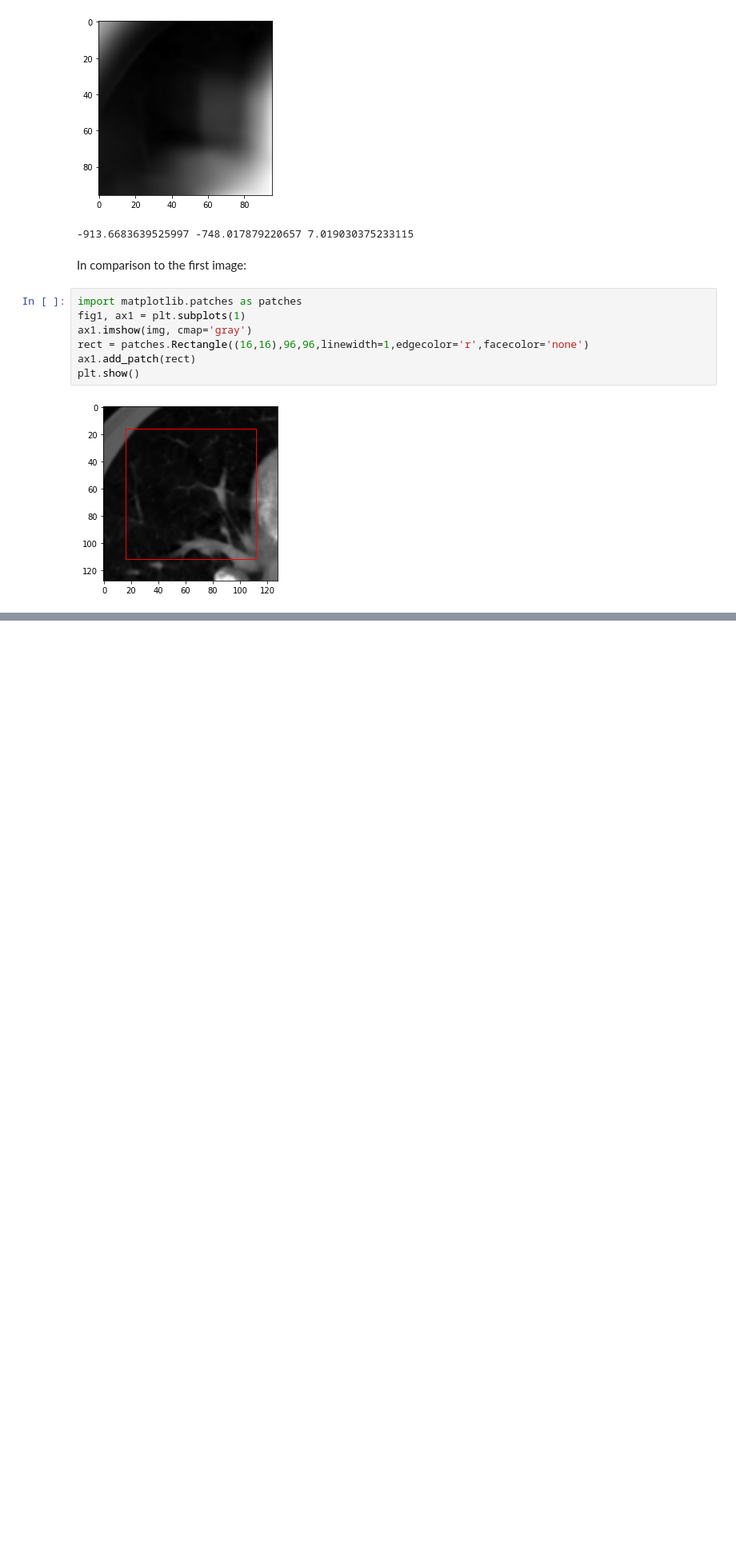
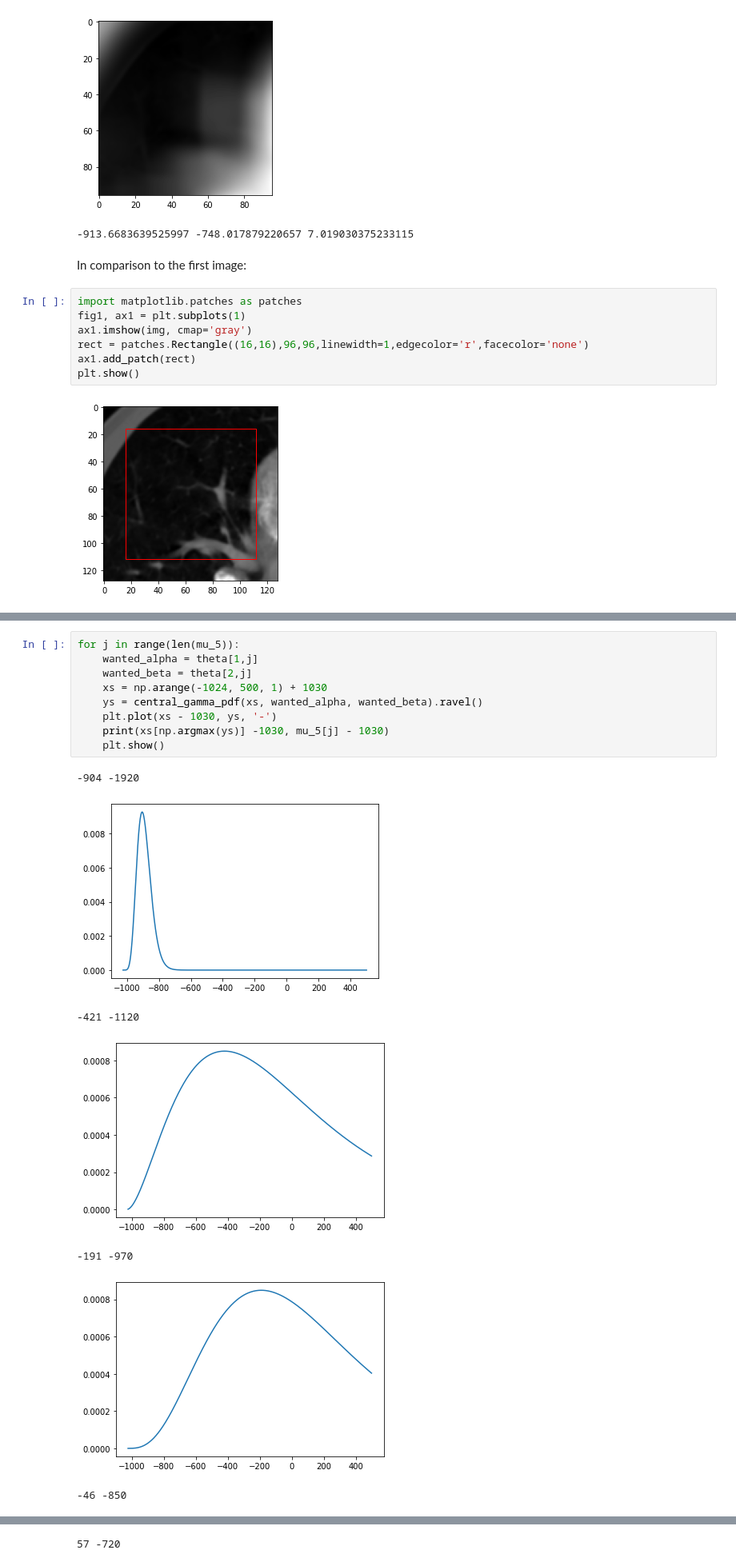
Before and after one commit to s-mostafa-a/CT-noise-statistical-characterization, a Jupyter notebook: notebooks/playground.ipynb, the cells around one changed output, grey strips where cells are left out. Shown at 80% size. Drawn from its saved outputs; the diff is of its cells as text; blank space fills up the shorter version.

```diff
--- a/notebooks/playground.ipynb
+++ b/notebooks/playground.ipynb
@@ -322,0 +358,17 @@ It seems that there are not any improvements... :(
+# %%
+for j in range(len(mu_5)):
+    wanted_alpha = theta[1,j]
+    wanted_beta = theta[2,j]
+    xs = np.arange(-1024, 500, 1) + 1030
+    ys = central_gamma_pdf(xs, wanted_alpha, wanted_beta).ravel()
+    plt.plot(xs - 1030, ys, '-')
+    print(xs[np.argmax(ys)] -1030, mu_5[j] - 1030)
+    plt.show()
+# %% [output]
+-904 -1920
+[figure, added]
+-421 -1120
+[figure, added]
+-191 -970
+[figure, added]
+-46 -850
@@ -322,0 +376 @@ It seems that there are not any improvements... :(
+57 -720
```
Also changed, not shown: parts of 7 cells of this notebook.
